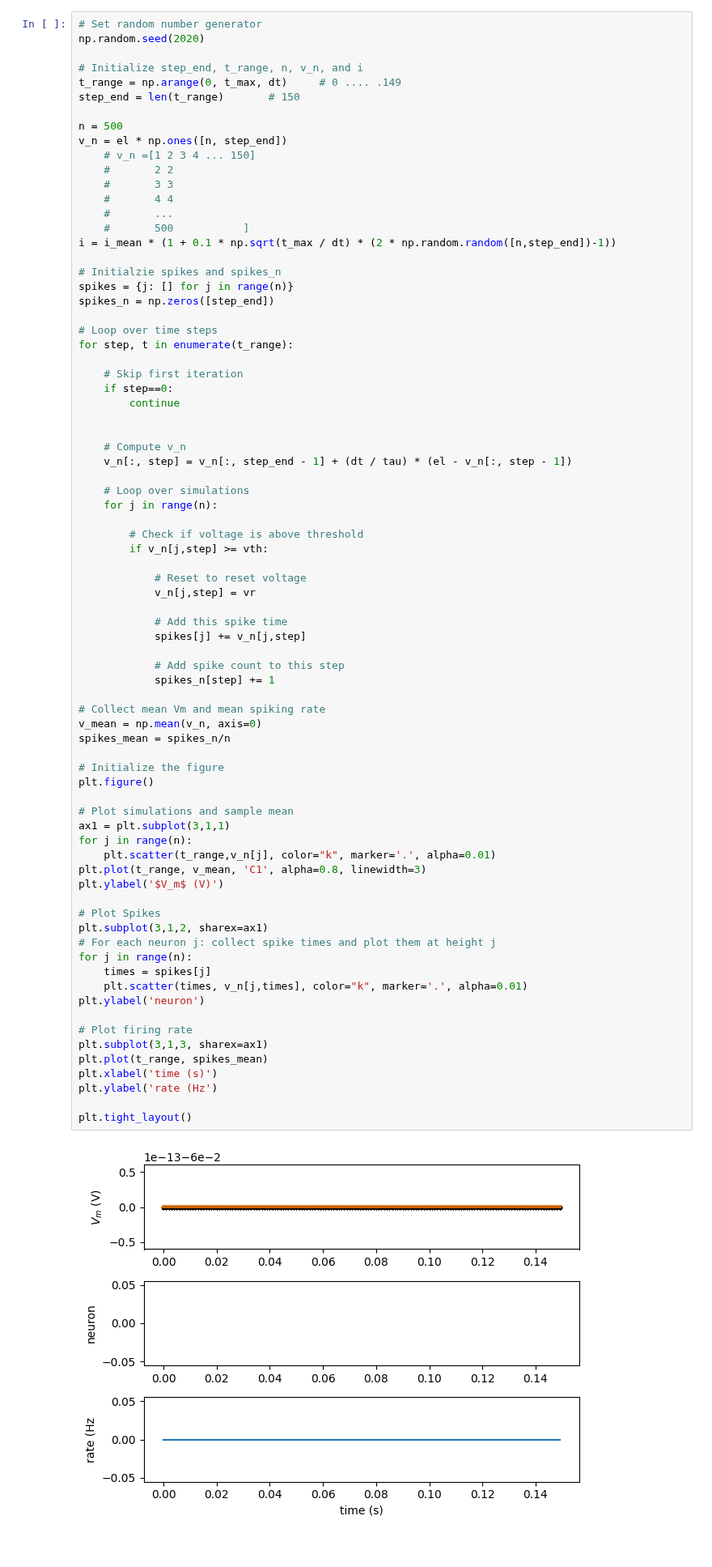
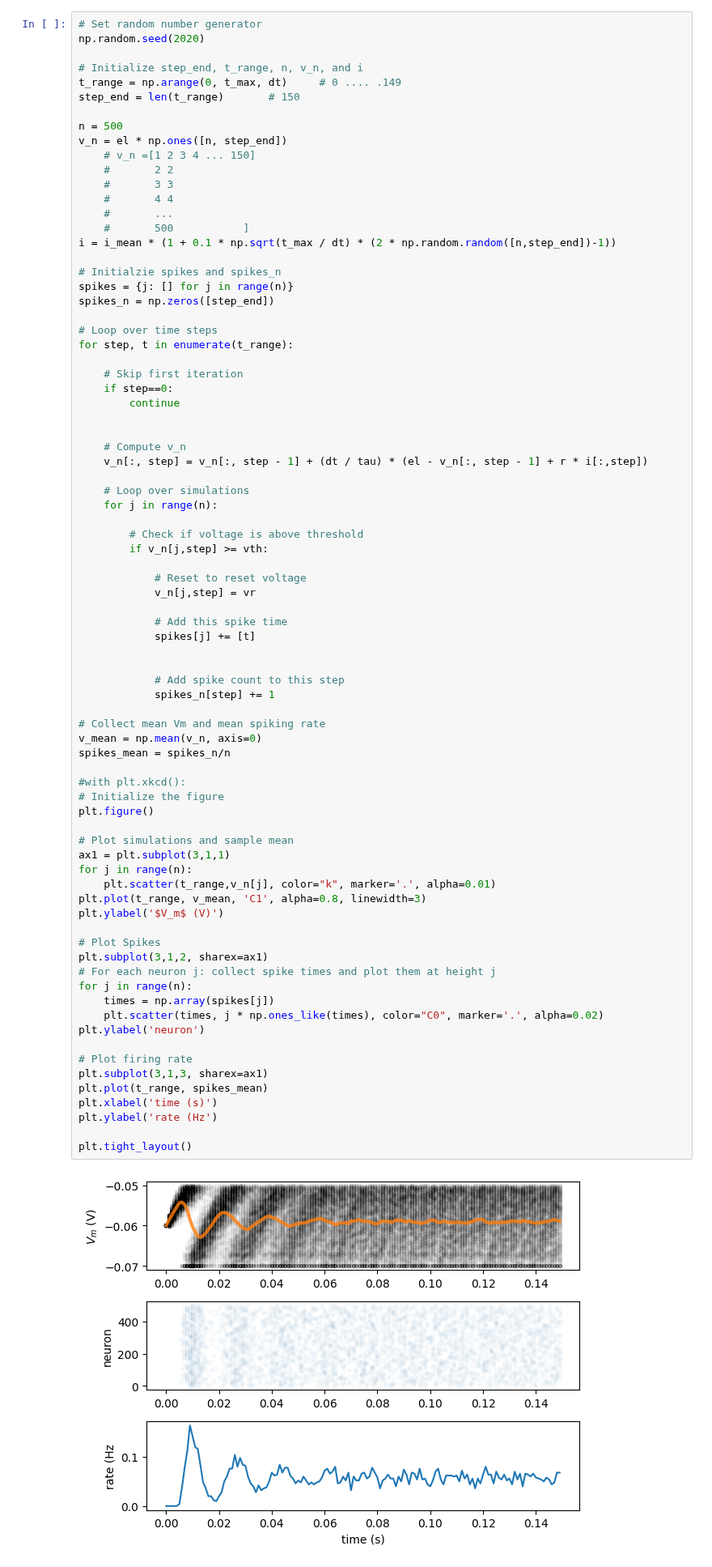
Before and after one commit to ivonnerubio/Neuromatch-Academy-Computational-Neuroscience, a Jupyter notebook: pythonWorkshop2.ipynb, the cells around one changed output. Shown at 81% size. Saved outputs shown, nothing was run; the diff lists cells and outputs as text.

```diff
--- a/pythonWorkshop2.ipynb
+++ b/pythonWorkshop2.ipynb
@@ -88,7 +88,7 @@ for step, t in enumerate(t_range):
 
 
     # Compute v_n
-    v_n[:, step] = v_n[:, step_end - 1] + (dt / tau) * (el - v_n[:, step - 1])
+    v_n[:, step] = v_n[:, step - 1] + (dt / tau) * (el - v_n[:, step - 1] + r * i[:,step])
 
     # Loop over simulations
     for j in range(n):
@@ -100,39 +100,41 @@ for step, t in enumerate(t_range):
             v_n[j,step] = vr
 
             # Add this spike time
-            spikes[j] += v_n[j,step]
+            spikes[j] += [t]
+
 
             # Add spike count to this step
             spikes_n[step] += 1
 
 # Collect mean Vm and mean spiking rate
 v_mean = np.mean(v_n, axis=0)
 spikes_mean = spikes_n/n
 
+#with plt.xkcd():
 # Initialize the figure
 plt.figure()
 
 # Plot simulations and sample mean
 ax1 = plt.subplot(3,1,1)
 for j in range(n):
     plt.scatter(t_range,v_n[j], color="k", marker='.', alpha=0.01)
 plt.plot(t_range, v_mean, 'C1', alpha=0.8, linewidth=3)
 plt.ylabel('$V_m$ (V)')
 
 # Plot Spikes
 plt.subplot(3,1,2, sharex=ax1)
 # For each neuron j: collect spike times and plot them at height j
 for j in range(n):
-    times = spikes[j]
-    plt.scatter(times, v_n[j,times], color="k", marker='.', alpha=0.01)
+    times = np.array(spikes[j])
+    plt.scatter(times, j * np.ones_like(times), color="C0", marker='.', alpha=0.02)
 plt.ylabel('neuron')
 
 # Plot firing rate
 plt.subplot(3,1,3, sharex=ax1)
 plt.plot(t_range, spikes_mean)
 plt.xlabel('time (s)')
 plt.ylabel('rate (Hz')
 
 plt.tight_layout()
 # %% [output]
-[figure, old version]
+[figure, new version]
```
